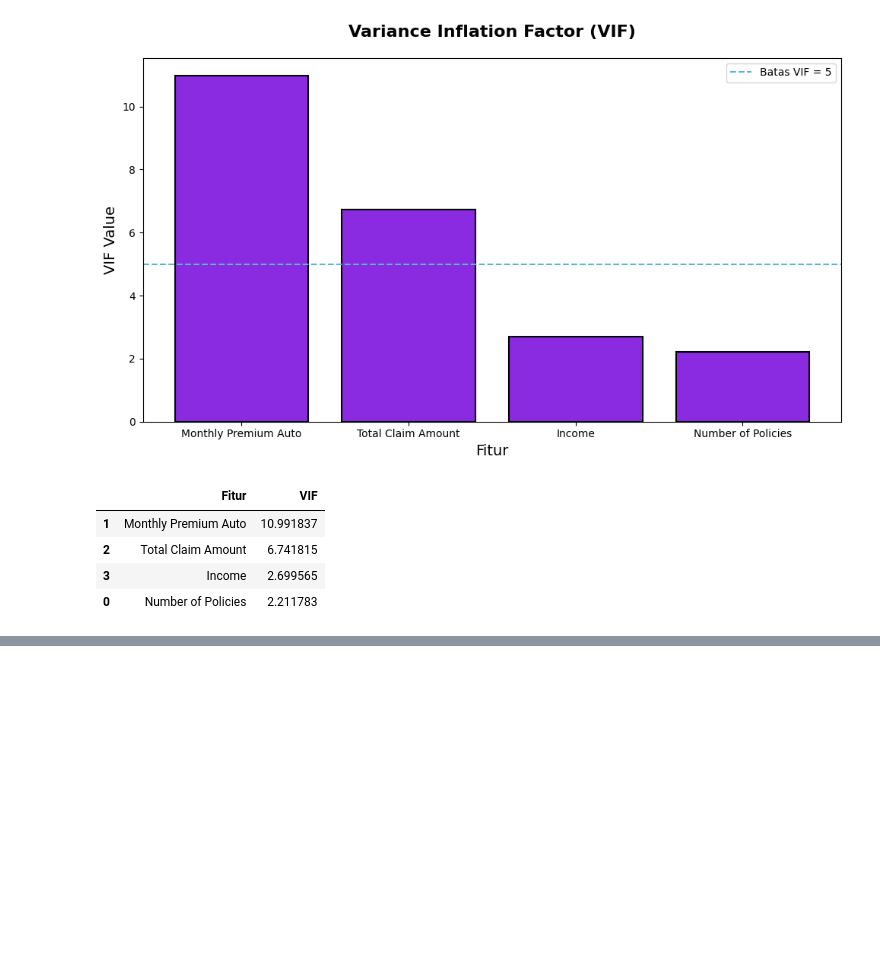
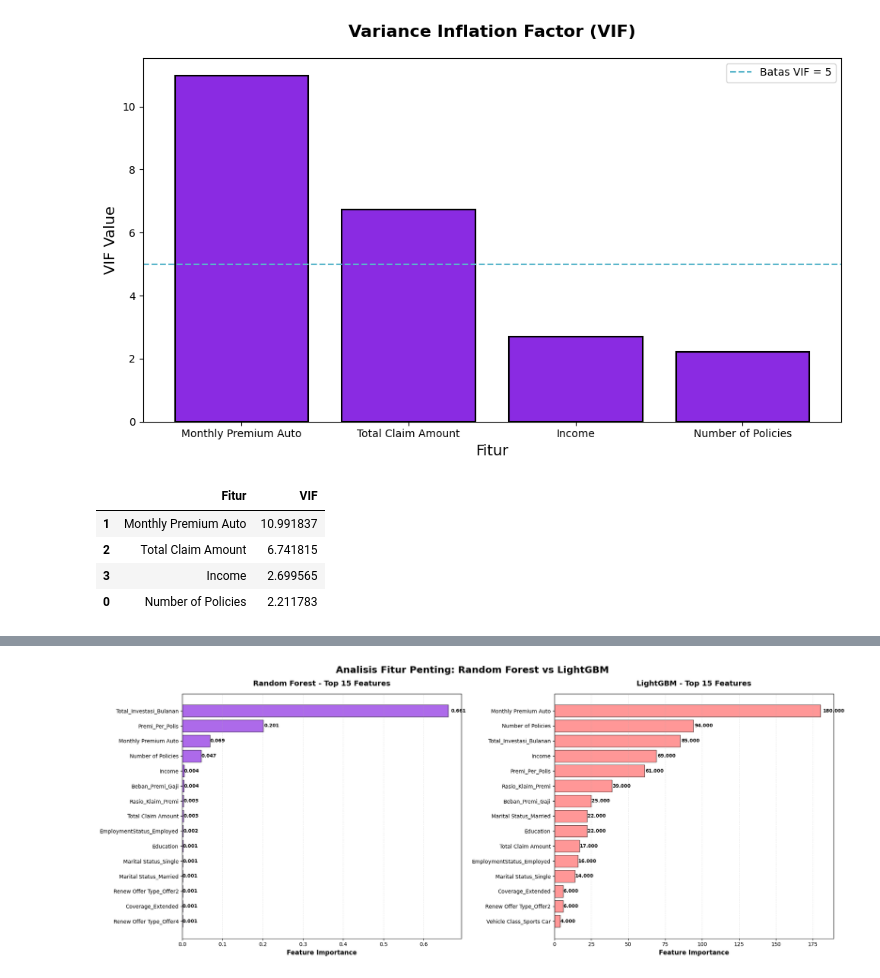
Before and after one commit to BagasNuryaman15/Capstone-2-SatriaDirgantaraN, a Jupyter notebook: Notebook.ipynb, the cells around one changed output, grey strips where cells are left out. Drawn from its saved outputs; the diff is of its cells as text; code cells hidden in the pictures; blank space fills up the shorter version.

```diff
--- a/Notebook.ipynb
+++ b/Notebook.ipynb
@@ -840,0 +1435,14 @@ Tapi jika dilihat dari sudut pandang bisnis dan logika domain, kedua fitur ini j
+# %%
+# EKsekusi train-test split
+X_train, X_test, y_train, y_test = train_test_split(
+    X_final, y,
+    test_size=0.2,
+    random_state=42,
+    stratify=None
+)
+
+print(f'TRAIN-TEST SPLIT BERHASIL!')
+print(f'- X_train shape: {X_train.shape}')
+print(f'- X_test shape: {X_test.shape}')
+print(f'- y_train shape: {y_train.shape}')
+print(f'- y_test shape: {y_test.shape}')
@@ -840,0 +1806,84 @@ Tapi jika dilihat dari sudut pandang bisnis dan logika domain, kedua fitur ini j
+# %%
+# Analisis Fitur Penting dari Model Terbaik
+print('ANALISIS FITUR PENTING')
+print('=' * 50)
+
+# Ambil model terbaik Random Forest dan LightGBM
+best_models = {
+    'Random Forest': trained_models['Random Forest'],
+    'LightGBM': trained_models['LightGBM']
+}
+
+# Setup figure
+fig, axes = plt.subplots(1, 2, figsize=(20, 8))
+fig.suptitle('Analisis Fitur Penting: Random Forest vs LightGBM',
+             fontsize=18, fontweight='bold', y=0.98)
+
+colors = ['#8A2BE2', '#FF6B6B']
+
+for i, (model_name, model) in enumerate(best_models.items()):
+    # Ambil Fitur Penting
+    if hasattr(model, 'feature_importances_'):
+        importances = model.feature_importances_
+    else:
+        importances = model.coef_
+
+    # DataFrame untuk sorting
+    importance_df = pd.DataFrame({
+        'Feature': feature_names,
+        'Importance': importances
+    }).sort_values('Importance', ascending=True)
+
+    # Ambil top 15 features
+    top_features = importance_df.tail(15)
+
+    # Horizontal bar chart
+    bars = axes[i].barh(range(len(top_features)), top_features['Importance'],
+                        color=colors[i], alpha=0.7, edgecolor='black', linewidth=1)
+
+    # Styling
+    axes[i].set_yticks(range(len(top_features)))
+    axes[i].set_yticklabels(top_features['Feature'], fontsize=10)
+    axes[i].set_xlabel('Feature Importance', fontsize=12, fontweight='bold')
+    axes[i].set_title(f'{model_name} - Top 15 Features',
+                      fontsize=14, fontweight='bold', pad=15)
+    axes[i].grid(axis='x', alpha=0.3, linestyle='--')
+
+    # Anotasi nilai di samping bar
+    for j, bar in enumerate(bars):
+        width = bar.get_width()
+        axes[i].text(width + width*0.01, bar.get_y() + bar.get_height()/2,
+                     f'{width:.3f}', ha='left', va='center',
+                     fontweight='bold', fontsize=9)
+
+    # Print top 5 features untuk setiap model
+    print(f'\nTOP 5 FEATURES - {model_name}:')
+    print('-' * 30)
+    for idx, (_, row) in enumerate(top_features.tail(5).iterrows(), 1):
+        print(f'{idx}. {row["Feature"]:<25}: {row["Importance"]:.4f}')
+
+plt.tight_layout()
+plt.show()
+
+# Top 5 features dari masing masing model
+rf_top5 = pd.DataFrame({
+    'Feature': feature_names,
+    'Importance': trained_models['Random Forest'].feature_importances_
+}).sort_values('Importance', ascending=False).head(5)
+
+lgb_top5 = pd.DataFrame({
+    'Feature': feature_names,
+    'Importance': trained_models['LightGBM'].feature_importances_
+}).sort_values('Importance', ascending=False).head(5)
+
+# Fitur yang muncul di top 5 kedua model
+common_features = set(rf_top5['Feature']).intersection(set(lgb_top5['Feature']))
+
+print(f'\nFITUR PENTING YANG KONSISTEN DI KEDUA MODEL:')
+print('-' * 45)
+for feature in common_features:
+    rf_imp = rf_top5[rf_top5['Feature'] == feature]['Importance'].iloc[0]
+    lgb_imp = lgb_top5[lgb_top5['Feature'] == feature]['Importance'].iloc[0]
+    avg_imp = (rf_imp + lgb_imp) / 2
+    print(f'* {feature:<25}: Avg Importance = {avg_imp:.4f}')
+# %% [output]
@@ -840,0 +1908 @@ Tapi jika dilihat dari sudut pandang bisnis dan logika domain, kedua fitur ini j
+[figure, added]
```
Also changed, not shown: parts of 44 cells of this notebook.
